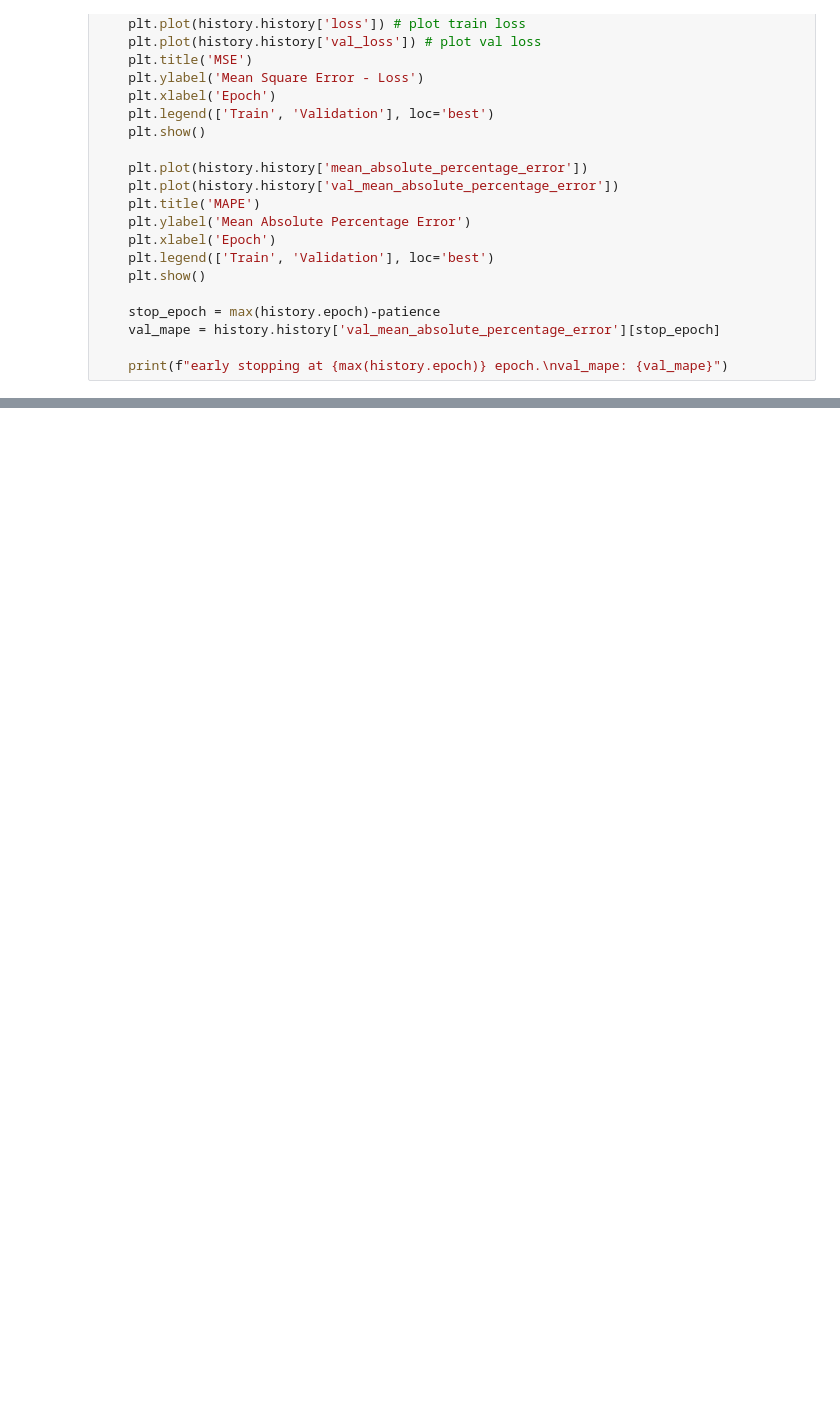
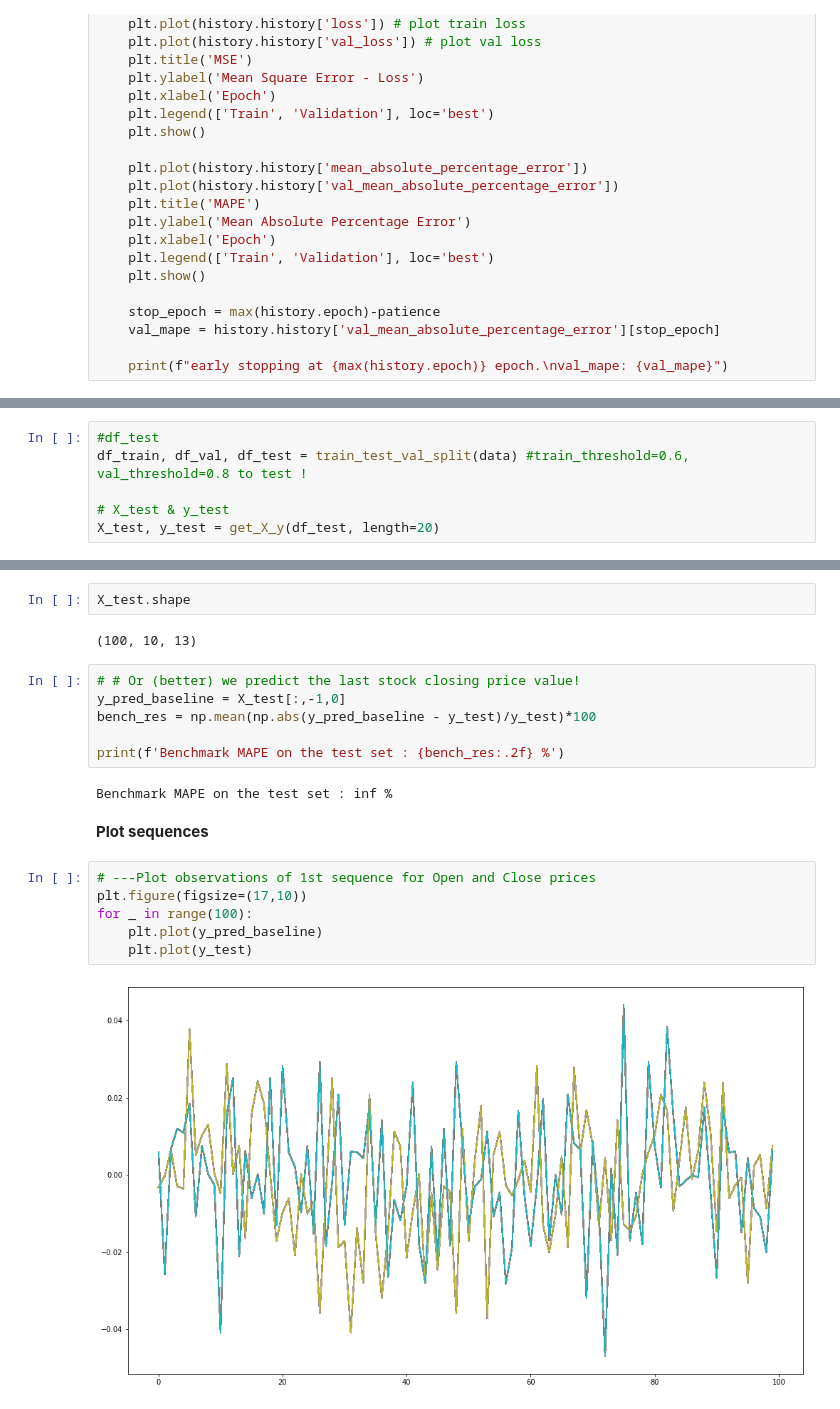
Before and after one commit to Jaouad-AHRAOUI/stock_prediction, a Jupyter notebook: notebooks/2_anastasia_LSTM.ipynb, the cells around one changed output, grey strips where cells are left out. Saved outputs shown, nothing was run; the diff lists cells and outputs as text; blank space fills up the shorter version.

```diff
--- a/notebooks/2_anastasia_LSTM.ipynb
+++ b/notebooks/2_anastasia_LSTM.ipynb
@@ -250,0 +273,6 @@ data.head()
+# %%
+#df_test
+df_train, df_val, df_test = train_test_val_split(data) #train_threshold=0.6, val_threshold=0.8 to test !
+
+# X_test & y_test
+X_test, y_test = get_X_y(df_test, length=20)
@@ -250,0 +288,22 @@ data.head()
+# %%
+X_test.shape
+# %% [output]
+(100, 10, 13)
+# %%
+# # Or (better) we predict the last stock closing price value!
+y_pred_baseline = X_test[:,-1,0]
+bench_res = np.mean(np.abs(y_pred_baseline - y_test)/y_test)*100
+
+print(f'Benchmark MAPE on the test set : {bench_res:.2f} %')
+# %% [output]
+Benchmark MAPE on the test set : inf %
+# %% [markdown]
+**Plot sequences**
+# %%
+# ---Plot observations of 1st sequence for Open and Close prices
+plt.figure(figsize=(17,10))
+for _ in range(100):
+    plt.plot(y_pred_baseline)
+    plt.plot(y_test)
+# %% [output]
+[figure, added]
```
Also changed, not shown: parts of 8 cells of this notebook.
